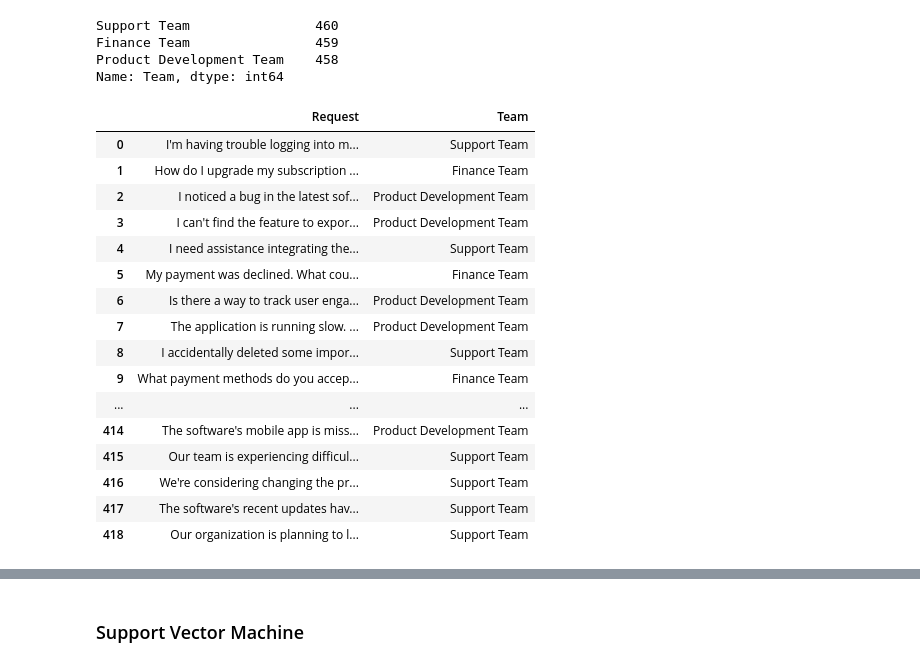
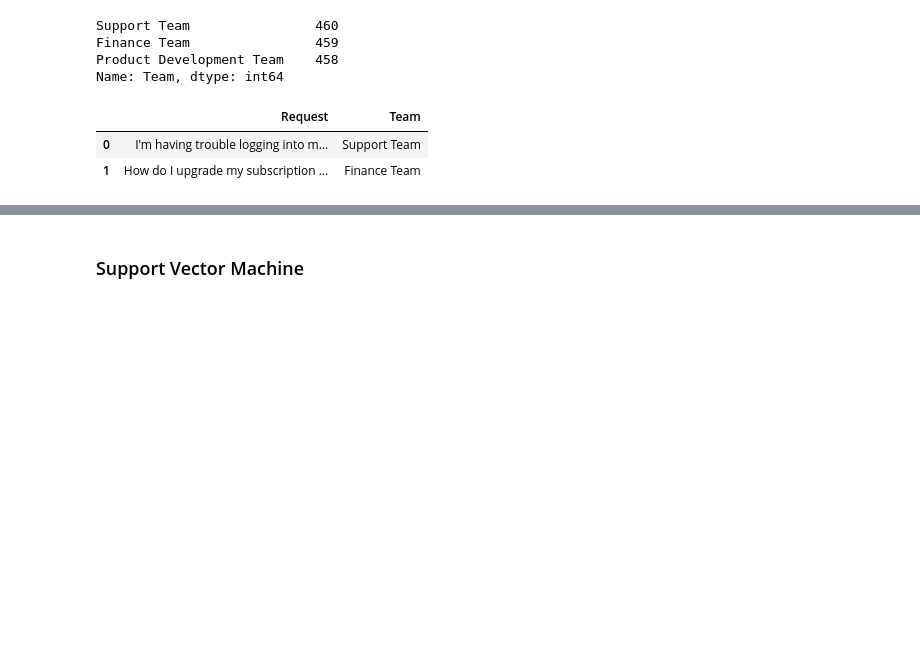
Before and after one commit to AbhishekKarmakar5/Subject-Matter-Expert-Triaging, a Jupyter notebook: SaaS Data Triaging - GPT Generated.ipynb, the cells around one changed output, grey strips where cells are left out. Saved outputs shown, nothing was run; the diff lists cells and outputs as text; code cells hidden in the pictures; blank space fills up the shorter version.

```diff
--- a/SaaS Data Triaging - GPT Generated.ipynb
+++ b/SaaS Data Triaging - GPT Generated.ipynb
@@ -54,23 +54,9 @@ Finance Team                459
 Product Development Team    458
 Name: Team, dtype: int64
 # %%
-df
+df.head(2)
 # %% [output]
 |  | Request | Team |
 | 0 | I'm having trouble logging into m... | Support Team |
 | 1 | How do I upgrade my subscription ... | Finance Team |
-| 2 | I noticed a bug in the latest sof... | Product Development Team |
-| 3 | I can't find the feature to expor... | Product Development Team |
-| 4 | I need assistance integrating the... | Support Team |
-| 5 | My payment was declined. What cou... | Finance Team |
-| 6 | Is there a way to track user enga... | Product Development Team |
-| 7 | The application is running slow. ... | Product Development Team |
-| 8 | I accidentally deleted some impor... | Support Team |
-| 9 | What payment methods do you accep... | Finance Team |
-| ... | ... | ... |
-| 414 | The software's mobile app is miss... | Product Development Team |
-| 415 | Our team is experiencing difficul... | Support Team |
-| 416 | We're considering changing the pr... | Support Team |
-| 417 | The software's recent updates hav... | Support Team |
-| 418 | Our organization is planning to l... | Support Team |
 # %%
```
Also changed, not shown: parts of 35 cells of this notebook.
